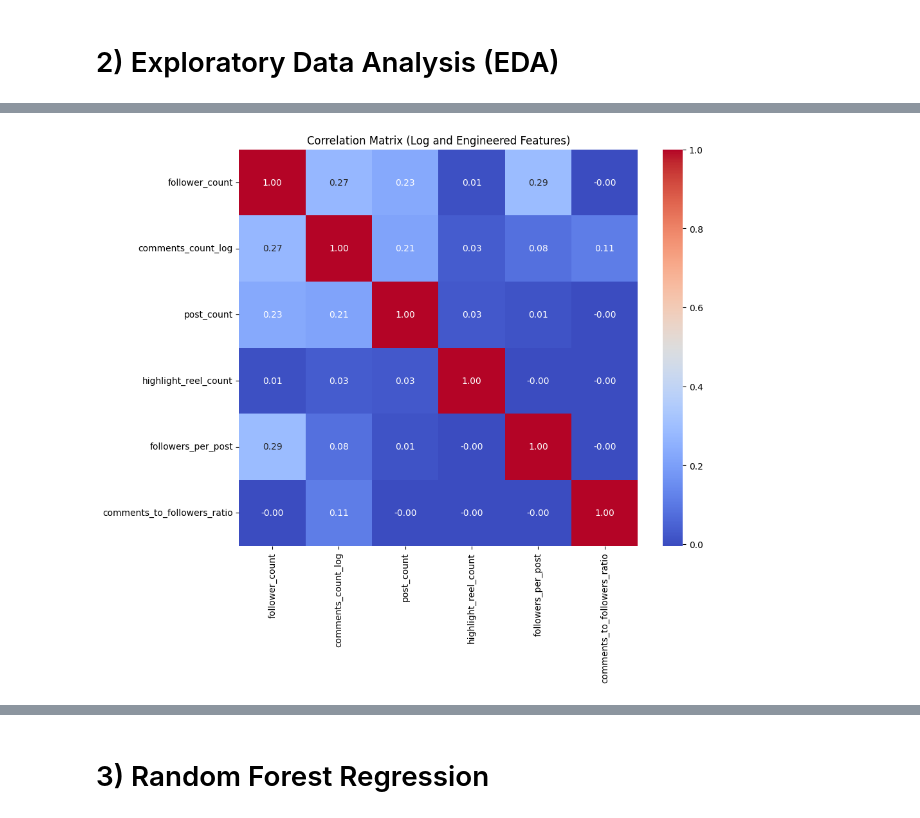
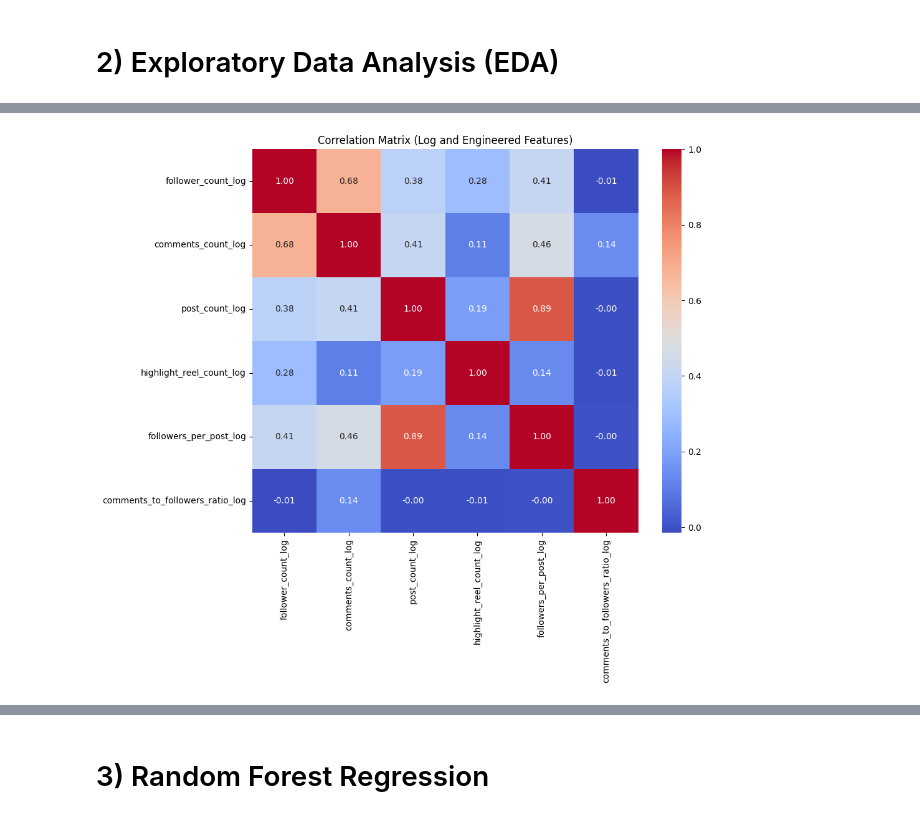
Before and after one commit to tcakmak0/CS412-ML-Project, a Jupyter notebook: regression_randomforest.ipynb, the cells around one changed output, grey strips where cells are left out. Cells and saved outputs as stored; diff of their text form; code cells hidden in the pictures.

```diff
--- a/regression_randomforest.ipynb
+++ b/regression_randomforest.ipynb
@@ -212,16 +202,16 @@ plt.show()
 # %%
 # 4. Correlation Analysis
-numeric_features = ['follower_count', 'comments_count_log',
-                    'post_count', 'highlight_reel_count',
-                    'followers_per_post', 'comments_to_followers_ratio']
+numeric_features = ['follower_count_log', 'comments_count_log',
+                    'post_count_log', 'highlight_reel_count_log',
+                    'followers_per_post_log', 'comments_to_followers_ratio_log']
 correlation_matrix = df_combined[numeric_features].corr()
 
 plt.figure(figsize=(10, 8))
 sns.heatmap(correlation_matrix, annot=True, cmap='coolwarm', fmt='.2f')
 plt.title('Correlation Matrix (Log and Engineered Features)')
 plt.show()
 # %% [output]
-[figure, old version]
+[figure, new version]
 # %%
 # 5. Scatter Plots for Key Relationships
 plt.figure(figsize=(8, 6))
```
Also changed, not shown: parts of 17 cells of this notebook.
